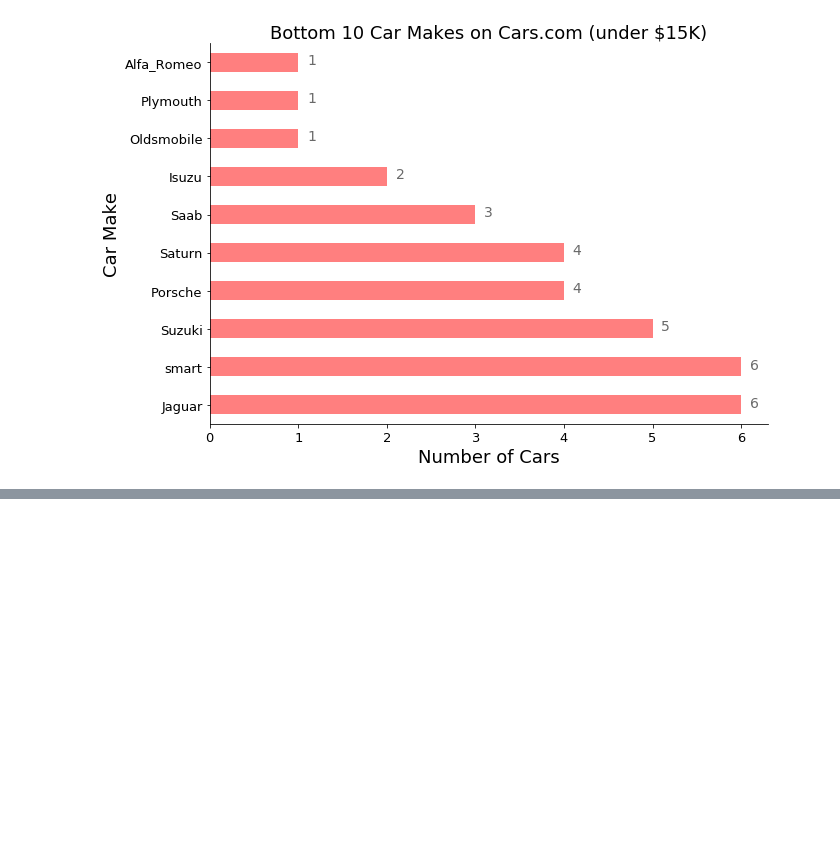
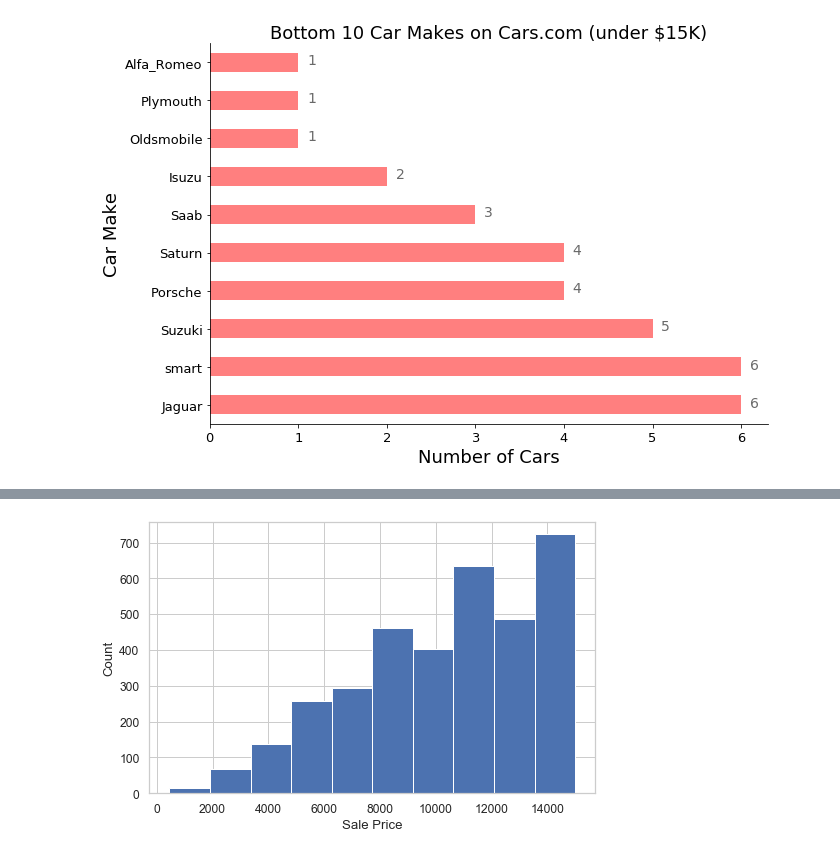
Before and after one commit to angiekl74/UOHWPandas, a Jupyter notebook: PyCitySchools/Cars.ipynb, the cells around one changed output, grey strips where cells are left out. Cells and saved outputs as stored; diff of their text form; code cells hidden in the pictures; blank space fills up the shorter version.

```diff
--- a/PyCitySchools/Cars.ipynb
+++ b/PyCitySchools/Cars.ipynb
@@ -615,0 +656,8 @@ car_db.groupby(['Car_Make', 'Car_Model']).mean()
+# %%
+# https://towardsdatascience.com/how-to-perform-exploratory-data-analysis-with-seaborn-97e3413e841d
+sns.set(style='whitegrid', palette="deep", font_scale=1.1, rc={"figure.figsize": [8, 5]})
+sns.distplot(
+    car_db['Price'], norm_hist=False, kde=False, bins=10, hist_kws={"alpha": 1}
+).set(xlabel='Sale Price', ylabel='Count');
+# %% [output]
+[figure, added]
```
Also changed, not shown: parts of 36 cells of this notebook, 1 other file.
